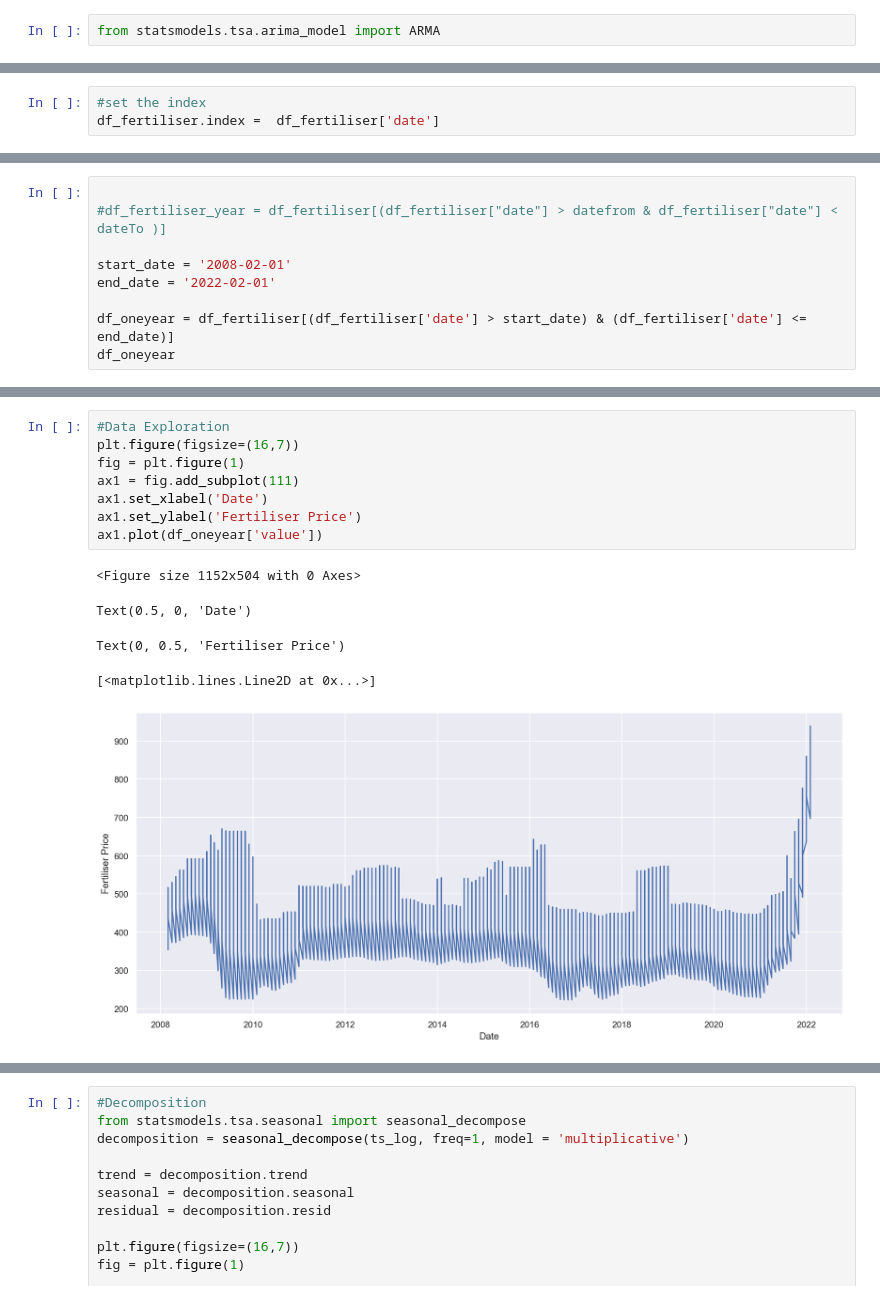
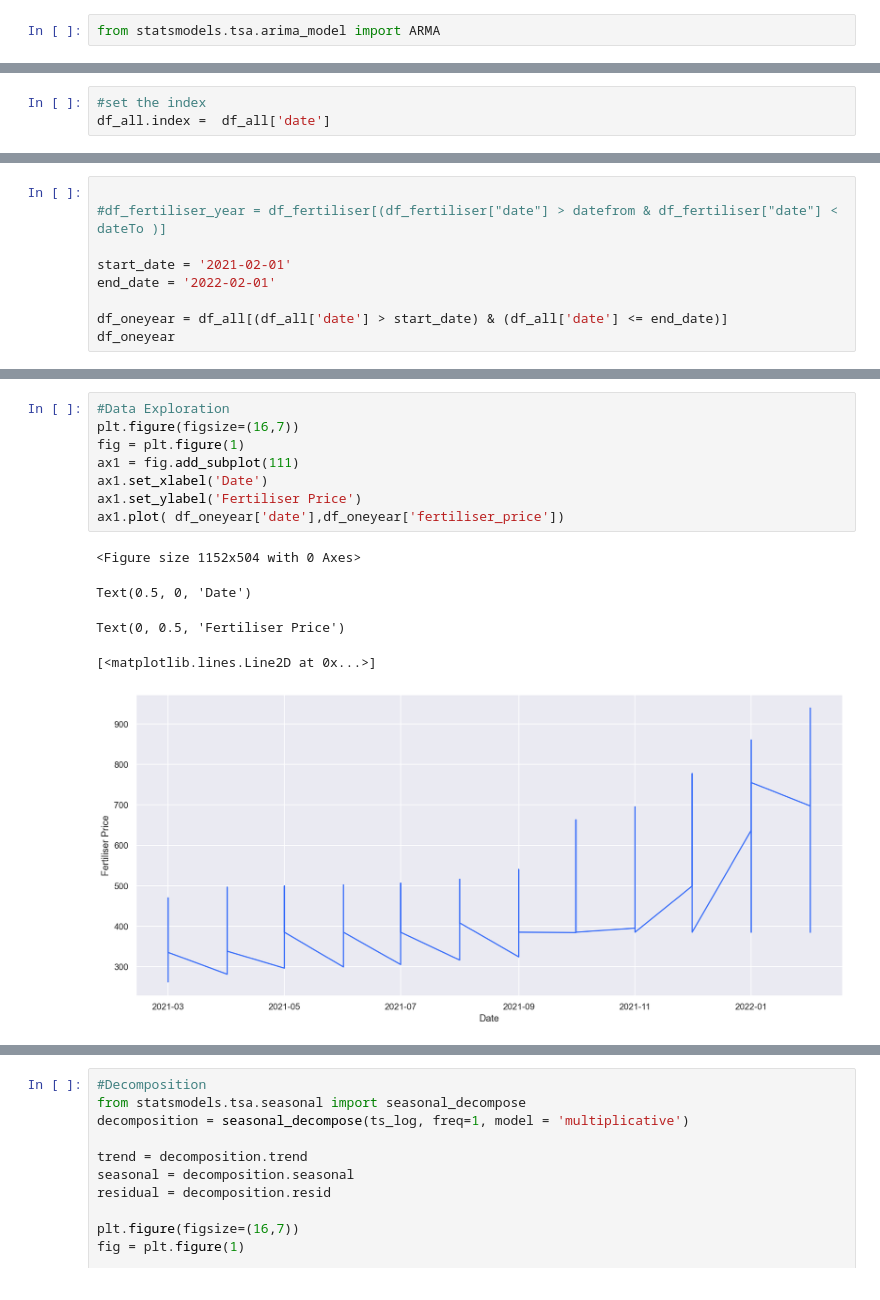
Before and after one commit to RitRa/Msc_CA2, a Jupyter notebook: notebooks/CA2_models.ipynb, the cells around one changed output, grey strips where cells are left out. Cells and saved outputs as stored; diff of their text form.

```diff
--- a/notebooks/CA2_models.ipynb
+++ b/notebooks/CA2_models.ipynb
@@ -586,4 +645,4 @@ memory usage: 416.4+ KB
 # %%
 #set the index
-df_fertiliser.index =  df_fertiliser['date']
+df_all.index =  df_all['date']
 # %%
@@ -607,9 +665,9 @@ df_fertiliser
 
 #df_fertiliser_year = df_fertiliser[(df_fertiliser["date"] > datefrom & df_fertiliser["date"] < dateTo )]
 
-start_date = '2008-02-01'
+start_date = '2021-02-01'
 end_date = '2022-02-01'
 
-df_oneyear = df_fertiliser[(df_fertiliser['date'] > start_date) & (df_fertiliser['date'] <= end_date)]
+df_oneyear = df_all[(df_all['date'] > start_date) & (df_all['date'] <= end_date)]
 df_oneyear
 # %% [output]
@@ -630,16 +687,16 @@ df_oneyear
 # %%
 #Data Exploration
 plt.figure(figsize=(16,7))
 fig = plt.figure(1)
 ax1 = fig.add_subplot(111)
 ax1.set_xlabel('Date')
 ax1.set_ylabel('Fertiliser Price')
-ax1.plot(df_oneyear['value'])
+ax1.plot( df_oneyear['date'],df_oneyear['fertiliser_price'])
 # %% [output]
 <Figure size 1152x504 with 0 Axes>
 Text(0.5, 0, 'Date')
 Text(0, 0.5, 'Fertiliser Price')
 [<matplotlib.lines.Line2D at 0x...>]
-[figure, old version]
+[figure, new version]
 # %%
 #Determing rolling statistics
```
Also changed, not shown: parts of 17 cells of this notebook, 1 other file.
